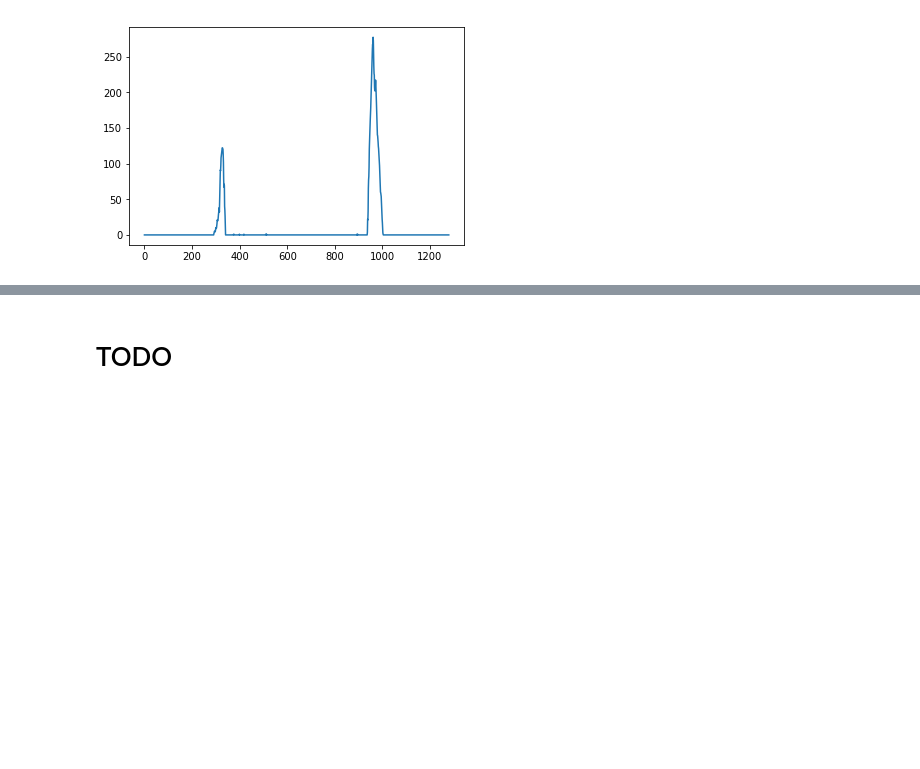
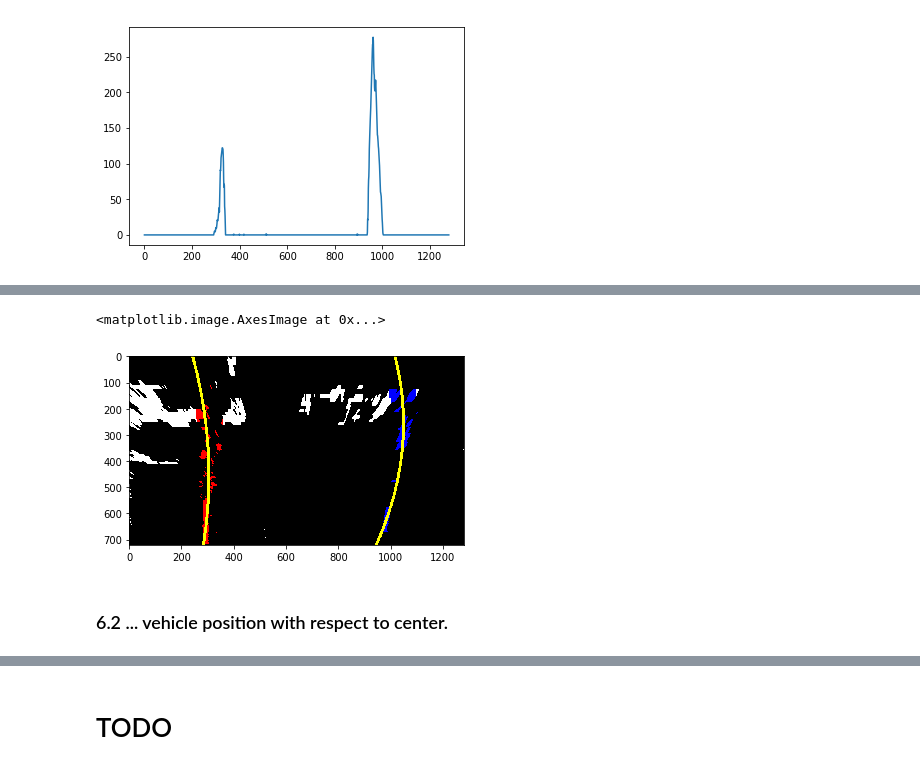
Before and after one commit to wfs/sdc-project-4-advanced-lane-detection, a Jupyter notebook: writeup.ipynb, the cells around one changed output, grey strips where cells are left out. Drawn from its saved outputs; the diff is of its cells as text; code cells hidden in the pictures; blank space fills up the shorter version.

```diff
--- a/writeup.ipynb
+++ b/writeup.ipynb
@@ -378,3 +394,0 @@ class Line:
-# %%
-def get_offset_from_center(right_x_base, left_x_base, midpoint):
-    return (3.7 / 700) * abs(((right_x_base - left_x_base) / 2) + left_x_base - midpoint)
@@ -536,36 +603,67 @@ def find_line(binary_warped, left_line, right_line, n):
+# %%
+def best_fit_left_and_right_x_polynomials(y_values):
+    # Create a 2nd order polynomial using left_fit coefficients ...
+    #     x[0] = p[0]                     * y[0]     ** n + p[1]                     * y[0]     + p[2]
+    left_fit_x = left_line.current_fit[0] * y_values ** 2 + left_line.current_fit[1] * y_values + \
+                 left_line.current_fit[2]
+    # print("right_line.current_fit.shape :", right_line.current_fit.shape)  # (3,)
+    right_fit_x = right_line.current_fit[0] * y_values ** 2 + right_line.current_fit[1] * y_values + \
+                  right_line.current_fit[2]
+    return y_values, left_fit_x, right_fit_x
 # %%
-def draw_polynomial(points):
+def draw_fitted_line(points):
+    """
+    Iteratively generate the fitted line from the supplied points.
+    :param points: [left | right] line points
+    """
     previous = points[0]
     for point in points:
         cv2.line(out_img, (int(previous[0]), int(previous[1])), (int(point[0]), int(point[1])), [255, 255, 0],
                  10)
         previous = point
 # %%
-# Generate x and y values for plotting
+# Create Line objects : left and right
 left_line = Line()
 right_line = Line()
+
+# Load test image
 img = cv2.imread('test_images/test5.jpg')
+
+# Undistort the test image, using the calibration matrix and distortion coefficients for this camera lens.
 undistorted = undistort_image(img, c_matrix, dist_coeff)
-thresholded = colour_image_transformation_pipeline(undistorted)
-minv1, binary_warped1 = warp_perspective_to_top_down(source_transformation, thresholded[1],
-                                                     destination_transformation)
-offset_from_center, left_line, right_line, ploty = initiate_lines(binary_warped1, left_line, right_line)
-ploty = np.linspace(0, binary_warped1.shape[0] - 1, binary_warped1.shape[0])
-left_fitx = left_line.current_fit[0] * ploty ** 2 + left_line.current_fit[1] * ploty + \
-            left_line.current_fit[2]
-right_fitx = right_line.current_fit[0] * ploty ** 2 + right_line.current_fit[1] * ploty + \
-             right_line.current_fit[2]
-out_img = np.dstack((binary_warped1, binary_warped1, binary_warped1)) * 255
-out_img[left_line.ally, left_line.allx] = [255, 0, 0]
-out_img[right_line.ally, right_line.allx] = [0, 0, 255]
 
-left_points = np.array(np.column_stack((left_line.recent_x_fitted[0], ploty)))
+# Generate the gradient binary and stacked saturation, colour, gradient binary.
+gradient_binary, stacked_binary = colour_image_transformation_pipeline(undistorted)
 
-right_points = np.array(np.column_stack((right_line.recent_x_fitted[0], ploty)))
+# Warp perspective to top down view point.
+transform_matrix_inverse, top_down_binary_warp = warp_perspective_to_top_down(source_transformation,
+                                                                              stacked_binary,
+                                                                              destination_transformation)
 
-draw_polynomial(left_points)
-draw_polynomial(right_points)
-plt.imsave('output_images/polynomial_fitted.jpg', out_img)
+# Calculate left, right line attributes and distance from lane centre.
+# 'y_axis' is output from track_lane_line_recent_and_best_fits()
+offset_from_center, left_line, right_line, y_axis = fit_sliding_windows_lines_to_lanes(top_down_binary_warp,
+                                                                                       left_line, right_line)
+
+# Create y-axis numbers aka 720 evenly spaced numbers from 0 to 719.
+# Note : top_down_warped_binary_stacked.shape : (720, 1280)
+y_axis = np.linspace(0, top_down_binary_warp.shape[0] - 1, top_down_binary_warp.shape[0])
+best_fit_left_and_right_x_polynomials(y_axis)
+
+# out_img will have red coloured left SlidingWindows, blue coloured right SlidingWindows
+out_img = np.dstack((top_down_binary_warp, top_down_binary_warp, top_down_binary_warp)) * 255
+out_img[left_line.all_y, left_line.all_x] = [255, 0, 0]
+out_img[right_line.all_y, right_line.all_x] = [0, 0, 255]
+
+left_points = np.array(np.column_stack((left_line.recent_x_fitted[0], y_axis)))
+print("left_points :", left_points)
+right_points = np.array(np.column_stack((right_line.recent_x_fitted[0], y_axis)))
+print("right_points :", right_points)
+
+draw_fitted_line(left_points)
+draw_fitted_line(right_points)
+plt.imsave('output_images/fitted_line.jpg', out_img)
 plt.xlim(0, 1280)
 plt.ylim(720, 0)
 plt.imshow(out_img)
+# %% [output]
@@ -571,0 +687,4 @@ plt.imshow(out_img)
+<matplotlib.image.AxesImage at 0x...>
+[figure, added]
+# %% [markdown]
+### 6.2 ... vehicle position with respect to center.
```
Also changed, not shown: parts of 54 cells of this notebook, 3 other files.
